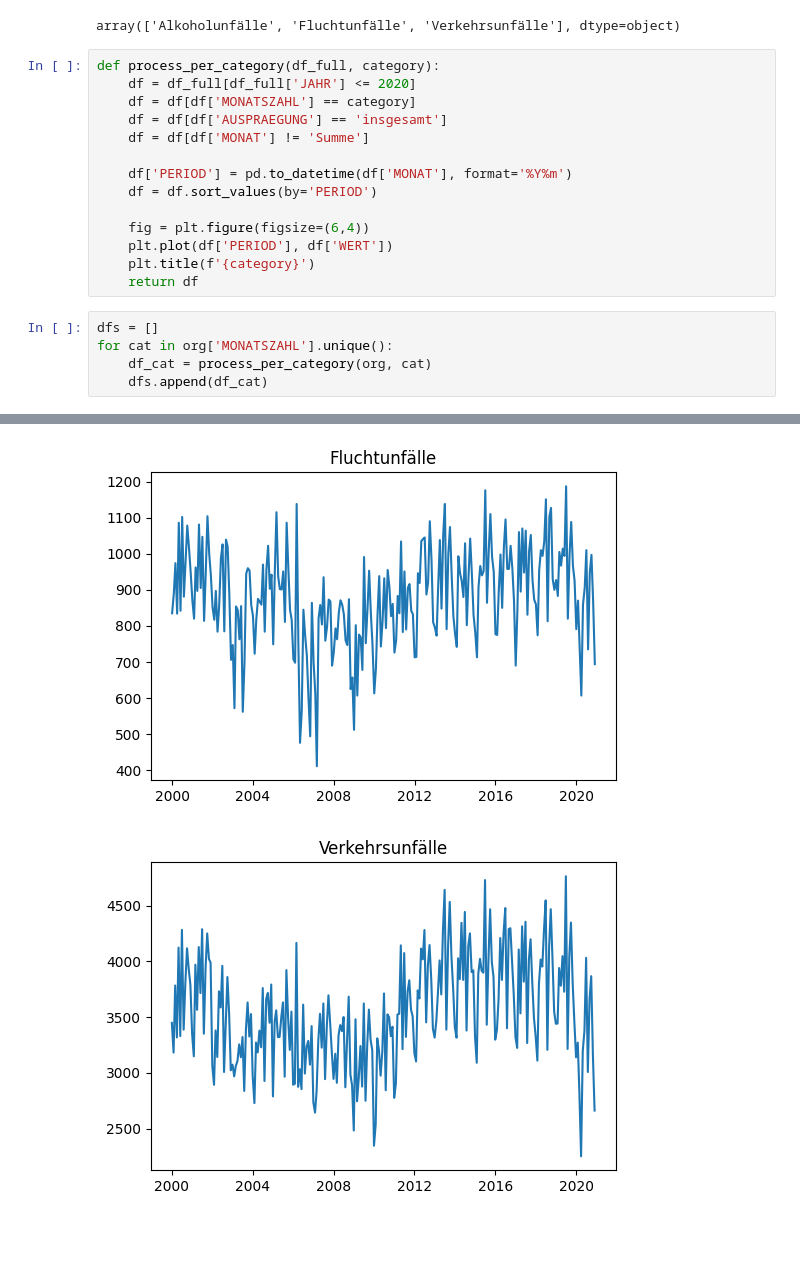
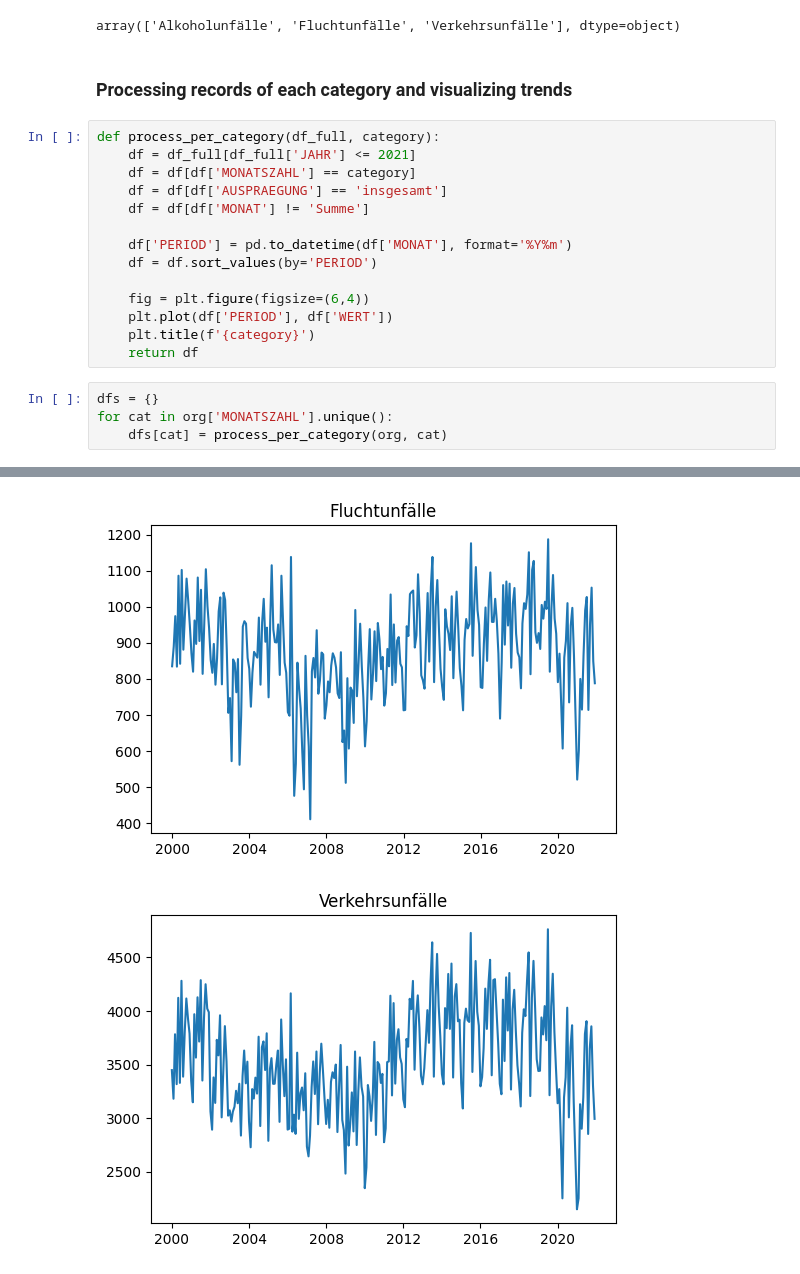
Before and after one commit to induilanchezian/AI_challenge_24, a Jupyter notebook: data_analysis.ipynb, the cells around one changed output, grey strips where cells are left out. Cells and saved outputs as stored; diff of their text form; blank space fills up the shorter version.

```diff
--- a/data_analysis.ipynb
+++ b/data_analysis.ipynb
@@ -30,9 +37,11 @@ org
 org['MONATSZAHL'].unique()
 # %% [output]
 array(['Alkoholunfälle', 'Fluchtunfälle', 'Verkehrsunfälle'], dtype=object)
+# %% [markdown]
+### Processing records of each category and visualizing trends
 # %%
 def process_per_category(df_full, category):
-    df = df_full[df_full['JAHR'] <= 2020]
+    df = df_full[df_full['JAHR'] <= 2021]
     df = df[df['MONATSZAHL'] == category]
     df = df[df['AUSPRAEGUNG'] == 'insgesamt']
     df = df[df['MONAT'] != 'Summe']
@@ -45,8 +54,7 @@ def process_per_category(df_full, category):
     plt.title(f'{category}')
     return df
 # %%
-dfs = []
+dfs = {}
 for cat in org['MONATSZAHL'].unique():
-    df_cat = process_per_category(org, cat)
-    dfs.append(df_cat)
+    dfs[cat] = process_per_category(org, cat)
 # %% [output]
@@ -54,2 +62,2 @@ for cat in org['MONATSZAHL'].unique():
-[figure, old version]
+[figure, new version]
-[figure, old version]
+[figure, new version]
```
Also changed, not shown: parts of 28 cells of this notebook.
